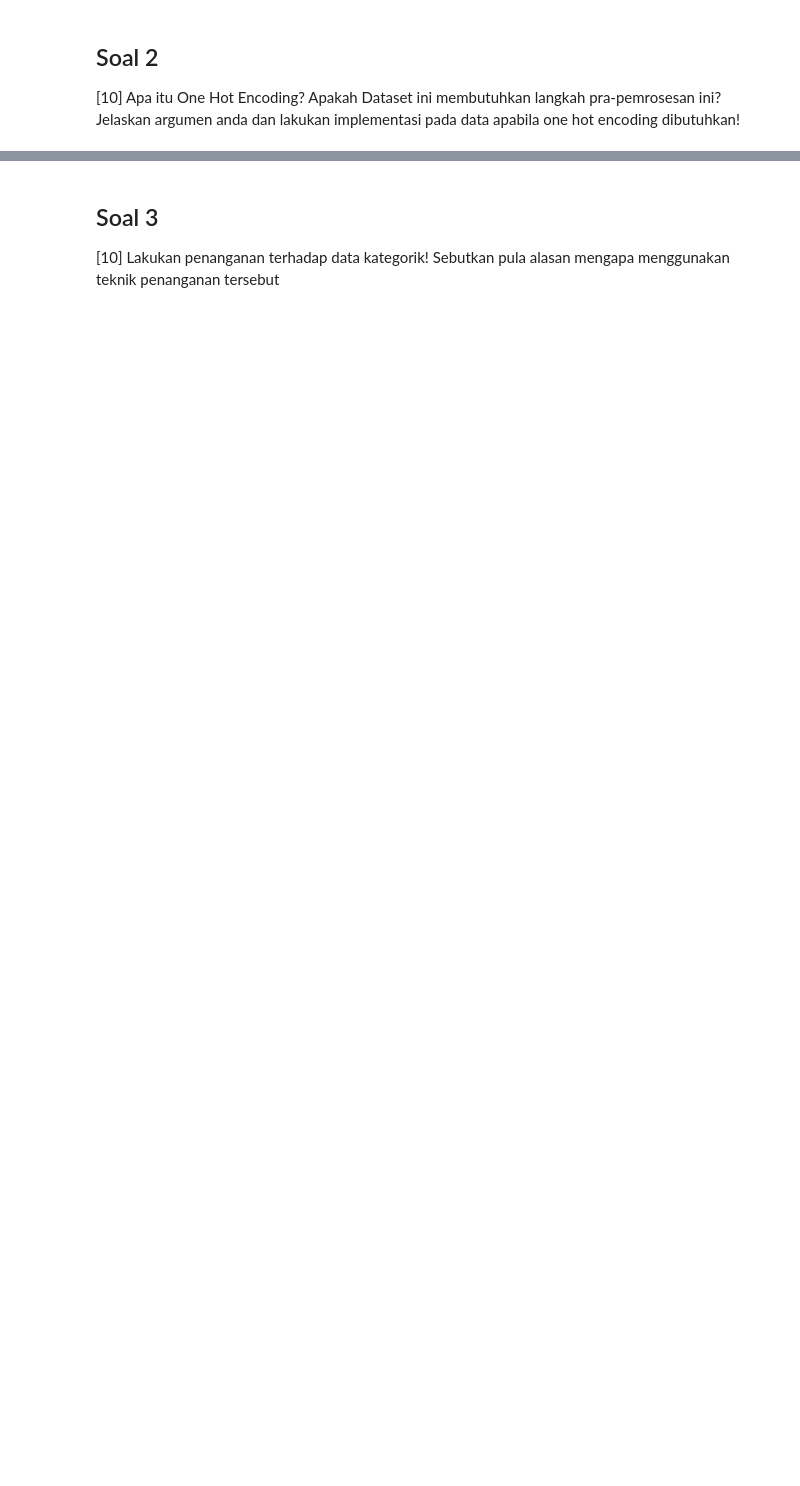
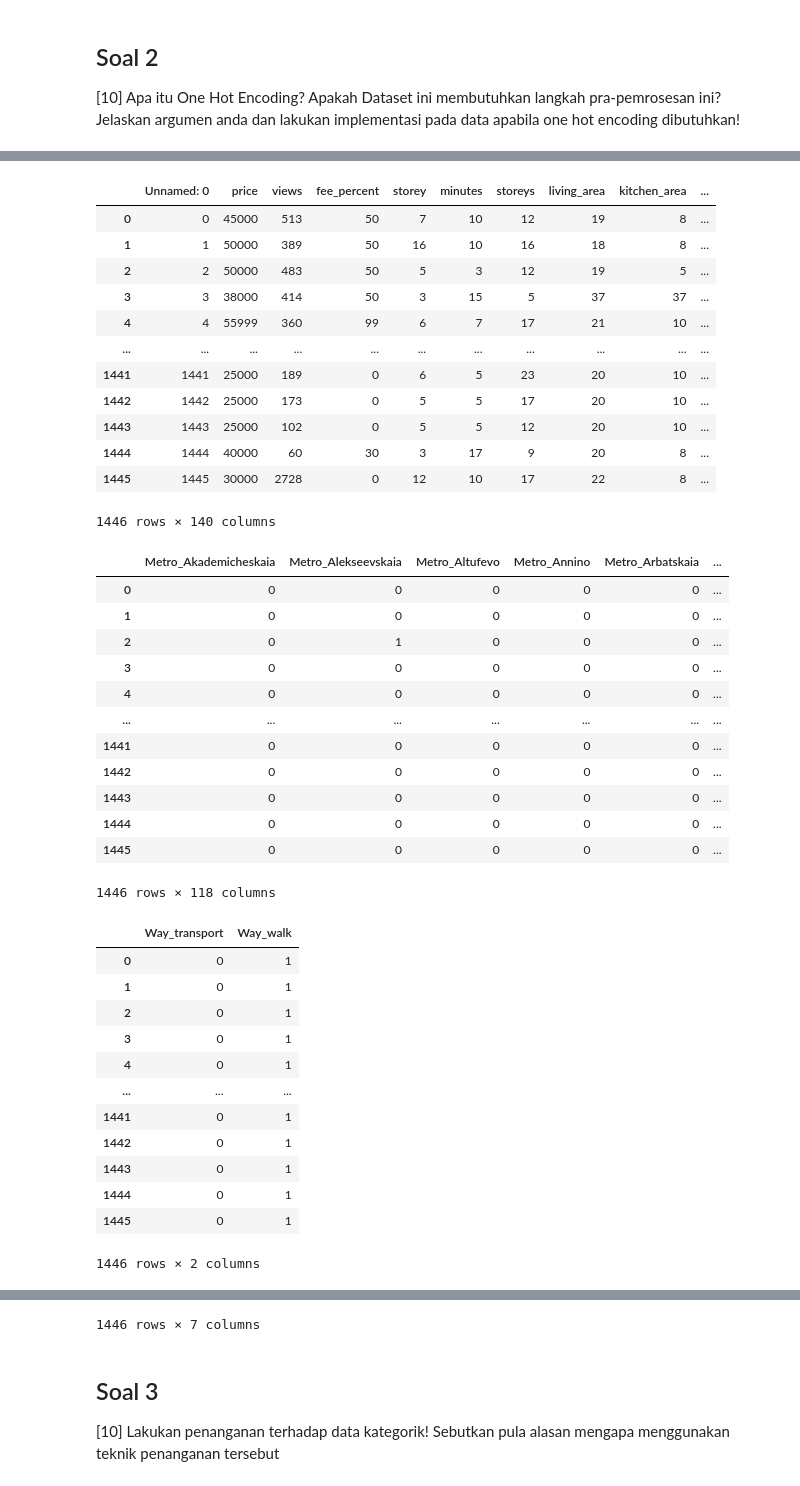
Before and after one commit to faisaladisoe/kasdd-tugas, a Jupyter notebook: Tugas 1/Tugas 1.ipynb, the cells around one changed output, grey strips where cells are left out. Saved outputs shown, nothing was run; the diff lists cells and outputs as text; code cells hidden in the pictures; blank space fills up the shorter version.

```diff
--- a/Tugas 1/Tugas 1.ipynb
+++ b/Tugas 1/Tugas 1.ipynb
@@ -79,3 +85,21 @@ Tujuan akhir dari pemrosesan data nantinya adalah untuk memprediksi atribut pric
 # %% [markdown]
 ## Soal 1
 [5] Berikan ringkasan mengenai data tersebut terkait dengan deskripsi setiap atribut, jumlah atribut (numerik & kategorik)! Tampilkan pula setiap kategori pada atribut kategorik!
+# %%
+df = pd.read_csv('move-rev.csv')
+
+# Total data and total attributes (numeric & categoric)
+total_rows, total_attributes = df.shape
+print("Total data:", total_rows)
+print("Total attributes:", total_attributes)
+print()
+
+# Info about attributes
+display(df.info())
+print()
+
+# Statistics of each attributes
+numericData = df.drop(columns = df.columns[0]).describe() #decide to drop the id
+categoricData = df.describe(include = object)
+display(numericData)
+display(categoricData)
@@ -84,0 +146,50 @@ Tujuan akhir dari pemrosesan data nantinya adalah untuk memprediksi atribut pric
+# %%
+one_hot_encoded_df = pd.get_dummies(df)
+metro_one_hot_encoded_df = pd.get_dummies(df['metro'], prefix = 'Metro')
+way_one_hot_encoded_df = pd.get_dummies(df['way'], prefix = 'Way')
+provider_one_hot_encoded_df = pd.get_dummies(df['provider'], prefix = 'Provider')
+
+display(one_hot_encoded_df)
+display(metro_one_hot_encoded_df)
+display(way_one_hot_encoded_df)
+display(provider_one_hot_encoded_df)
+# %% [output]
+|  | Unnamed: 0 | price | views | fee_percent | storey | minutes | storeys | living_area | kitchen_area | ... |
+| 0 | 0 | 45000 | 513 | 50 | 7 | 10 | 12 | 19 | 8 | ... |
+| 1 | 1 | 50000 | 389 | 50 | 16 | 10 | 16 | 18 | 8 | ... |
+| 2 | 2 | 50000 | 483 | 50 | 5 | 3 | 12 | 19 | 5 | ... |
+| 3 | 3 | 38000 | 414 | 50 | 3 | 15 | 5 | 37 | 37 | ... |
+| 4 | 4 | 55999 | 360 | 99 | 6 | 7 | 17 | 21 | 10 | ... |
+| ... | ... | ... | ... | ... | ... | ... | ... | ... | ... | ... |
+| 1441 | 1441 | 25000 | 189 | 0 | 6 | 5 | 23 | 20 | 10 | ... |
+| 1442 | 1442 | 25000 | 173 | 0 | 5 | 5 | 17 | 20 | 10 | ... |
+| 1443 | 1443 | 25000 | 102 | 0 | 5 | 5 | 12 | 20 | 10 | ... |
+| 1444 | 1444 | 40000 | 60 | 30 | 3 | 17 | 9 | 20 | 8 | ... |
+| 1445 | 1445 | 30000 | 2728 | 0 | 12 | 10 | 17 | 22 | 8 | ... |
+1446 rows × 140 columns
+|  | Metro_Akademicheskaia | Metro_Alekseevskaia | Metro_Altufevo | Metro_Annino | Metro_Arbatskaia | ... |
+| 0 | 0 | 0 | 0 | 0 | 0 | ... |
+| 1 | 0 | 0 | 0 | 0 | 0 | ... |
+| 2 | 0 | 1 | 0 | 0 | 0 | ... |
+| 3 | 0 | 0 | 0 | 0 | 0 | ... |
+| 4 | 0 | 0 | 0 | 0 | 0 | ... |
+| ... | ... | ... | ... | ... | ... | ... |
+| 1441 | 0 | 0 | 0 | 0 | 0 | ... |
+| 1442 | 0 | 0 | 0 | 0 | 0 | ... |
+| 1443 | 0 | 0 | 0 | 0 | 0 | ... |
+| 1444 | 0 | 0 | 0 | 0 | 0 | ... |
+| 1445 | 0 | 0 | 0 | 0 | 0 | ... |
+1446 rows × 118 columns
+|  | Way_transport | Way_walk |
+| 0 | 0 | 1 |
+| 1 | 0 | 1 |
+| 2 | 0 | 1 |
+| 3 | 0 | 1 |
+| 4 | 0 | 1 |
+| ... | ... | ... |
+| 1441 | 0 | 1 |
+| 1442 | 0 | 1 |
+| 1443 | 0 | 1 |
+| 1444 | 0 | 1 |
+| 1445 | 0 | 1 |
+1446 rows × 2 columns
@@ -85,3 +208,4 @@ Tujuan akhir dari pemrosesan data nantinya adalah untuk memprediksi atribut pric
+1446 rows × 7 columns
 # %% [markdown]
 ## Soal 3
 [10] Lakukan penanganan terhadap data kategorik! Sebutkan pula alasan mengapa menggunakan teknik penanganan tersebut
```
Also changed, not shown: parts of 14 cells of this notebook.
